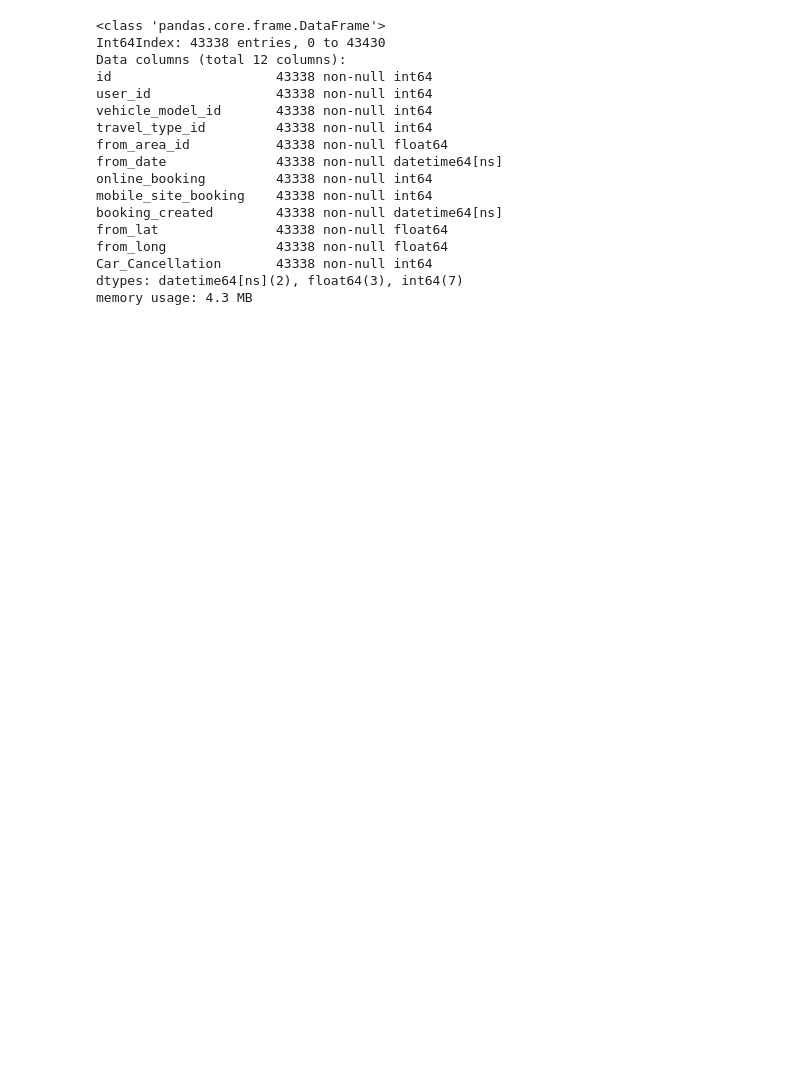
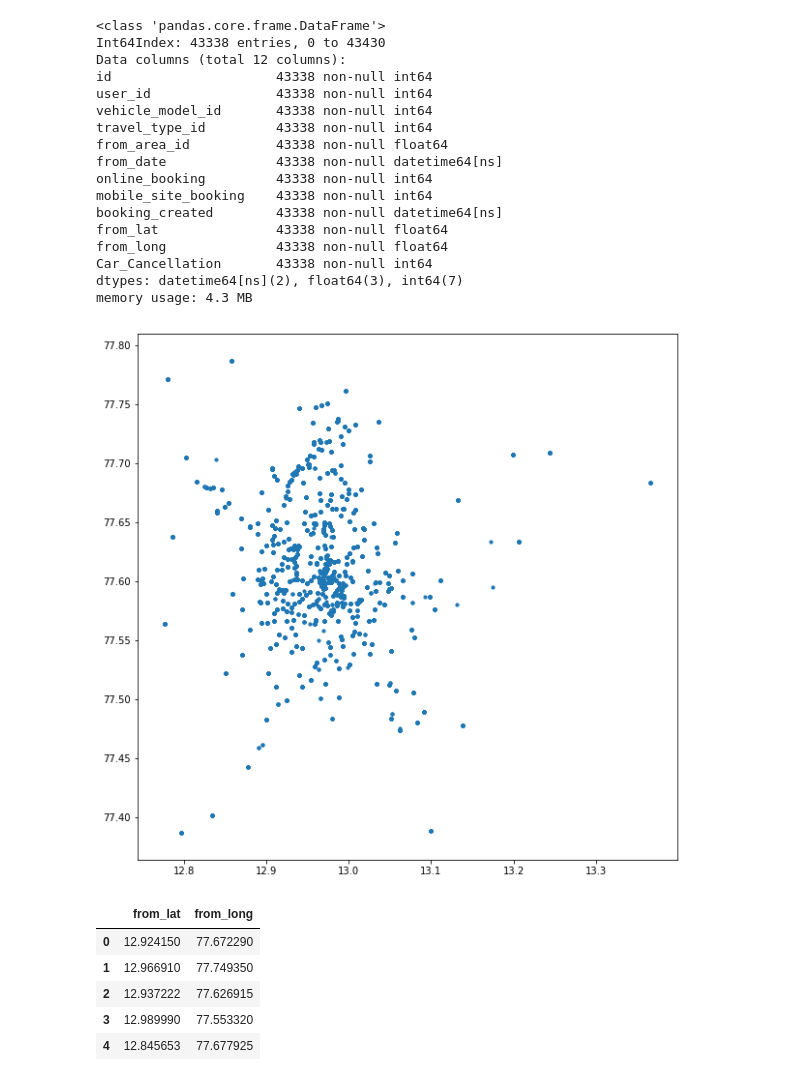
Before and after one commit to sourishsarmah/taxi_booking-prediction, a Jupyter notebook: Taxi Booking Prediction.ipynb, the cells around one changed output. Cells and saved outputs as stored; diff of their text form; code cells hidden in the pictures; blank space fills up the shorter version.

```diff
--- a/Taxi Booking Prediction.ipynb
+++ b/Taxi Booking Prediction.ipynb
@@ -110,5 +111,3 @@ from_lat               93
 from_long              93
 Car_Cancellation        0
 dtype: int64
-# %%
-df.dropna(subset=['from_area_id'], inplace=True)
@@ -191,3 +154,23 @@ dtypes: datetime64[ns](2), float64(3), int64(7)
 memory usage: 4.3 MB
 # %%
 df.drop(columns=['id', 'user_id','vehicle_model_id', 'travel_type_id', 'online_booking', 'mobile_site_booking'], inplace=True)
+# %%
+%matplotlib inline
+import matplotlib.pyplot as plt
+
+plt.rcParams['figure.figsize'] = [10, 10]
+plt.scatter(df['from_lat'],df['from_long'], s=10)
+plt.show()
+
+loc = pd.DataFrame({
+    'from_lat': df['from_lat'],
+    'from_long': df['from_long']})
+loc.head()
+# %% [output]
+[figure, added]
+|  | from_lat | from_long |
+| 0 | 12.924150 | 77.672290 |
+| 1 | 12.966910 | 77.749350 |
+| 2 | 12.937222 | 77.626915 |
+| 3 | 12.989990 | 77.553320 |
+| 4 | 12.845653 | 77.677925 |
```
Also changed, not shown: parts of 14 cells of this notebook.
